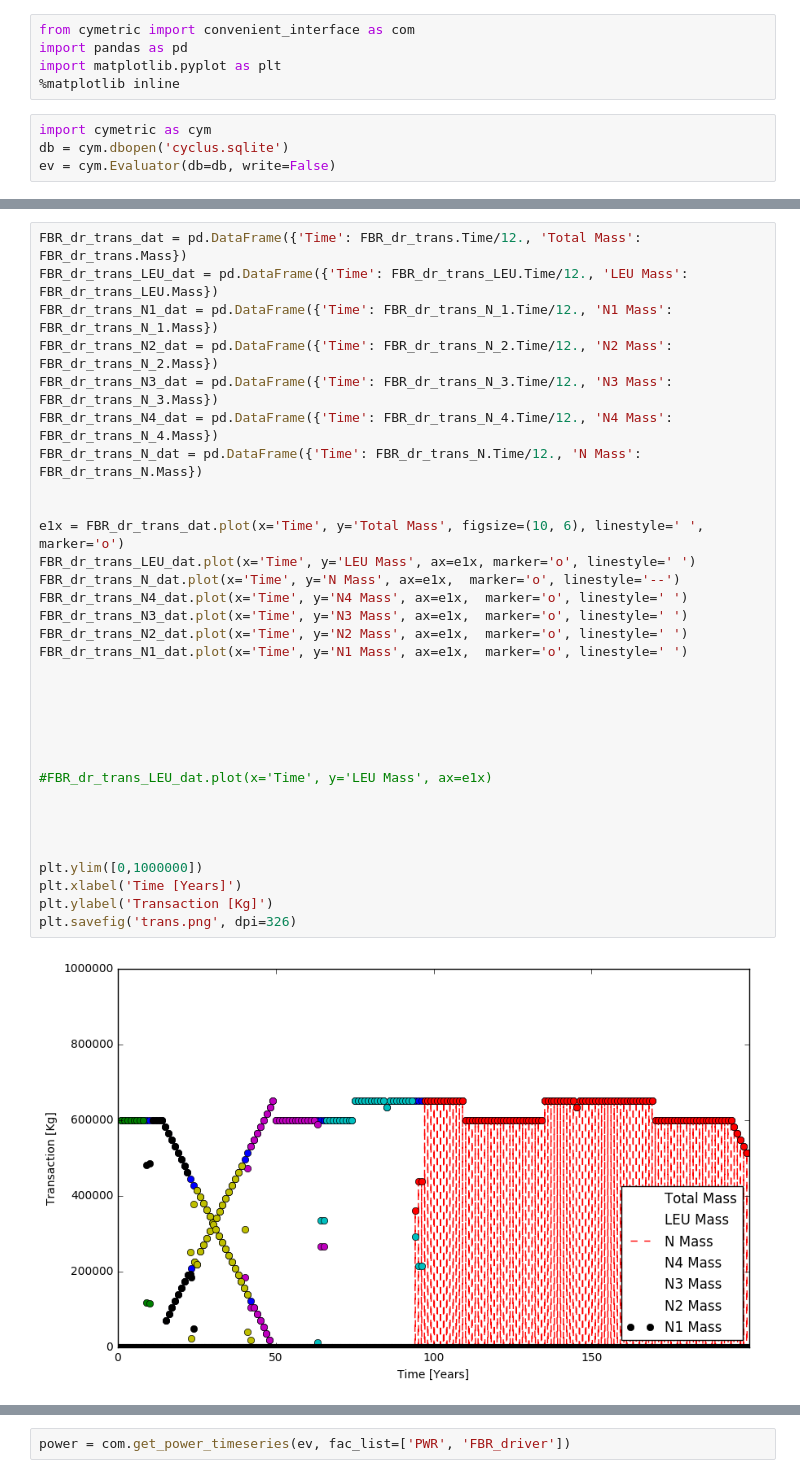
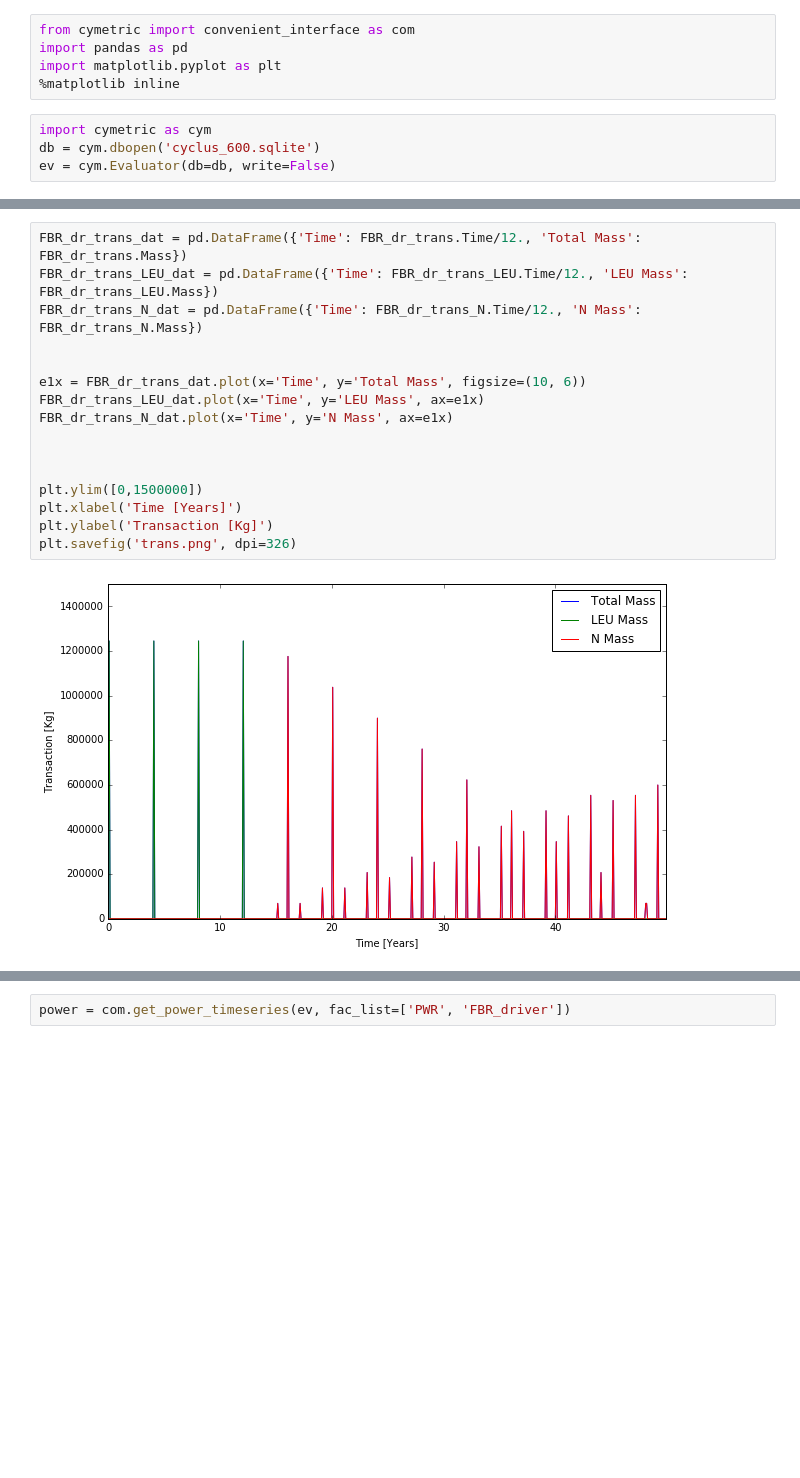
Before and after one commit to Baaaaam/EG30, a Jupyter notebook: EG30_analysis.ipynb, the cells around one changed output, grey strips where cells are left out. Saved outputs shown, nothing was run; the diff lists cells and outputs as text; blank space fills up the shorter version.

```diff
--- a/EG30_analysis.ipynb
+++ b/EG30_analysis.ipynb
@@ -5,7 +5,7 @@ import matplotlib.pyplot as plt
 %matplotlib inline
 # %%
 import cymetric as cym
-db = cym.dbopen('cyclus.sqlite')
+db = cym.dbopen('cyclus_600.sqlite')
 ev = cym.Evaluator(db=db, write=False)
 # %%
 FBR_dr_trans = com.get_transaction_timeseries(ev, rec_list=['FBR_driver'])
@@ -18,34 +14,18 @@ FBR_dr_trans_N = com.get_transaction_timeseries(ev, rec_list=['FBR_driver'], com
 # %%
 FBR_dr_trans_dat = pd.DataFrame({'Time': FBR_dr_trans.Time/12., 'Total Mass': FBR_dr_trans.Mass})
 FBR_dr_trans_LEU_dat = pd.DataFrame({'Time': FBR_dr_trans_LEU.Time/12., 'LEU Mass': FBR_dr_trans_LEU.Mass})
-FBR_dr_trans_N1_dat = pd.DataFrame({'Time': FBR_dr_trans_N_1.Time/12., 'N1 Mass': FBR_dr_trans_N_1.Mass})
-FBR_dr_trans_N2_dat = pd.DataFrame({'Time': FBR_dr_trans_N_2.Time/12., 'N2 Mass': FBR_dr_trans_N_2.Mass})
-FBR_dr_trans_N3_dat = pd.DataFrame({'Time': FBR_dr_trans_N_3.Time/12., 'N3 Mass': FBR_dr_trans_N_3.Mass})
-FBR_dr_trans_N4_dat = pd.DataFrame({'Time': FBR_dr_trans_N_4.Time/12., 'N4 Mass': FBR_dr_trans_N_4.Mass})
 FBR_dr_trans_N_dat = pd.DataFrame({'Time': FBR_dr_trans_N.Time/12., 'N Mass': FBR_dr_trans_N.Mass})
 
 
-e1x = FBR_dr_trans_dat.plot(x='Time', y='Total Mass', figsize=(10, 6), linestyle=' ', marker='o')
-FBR_dr_trans_LEU_dat.plot(x='Time', y='LEU Mass', ax=e1x, marker='o', linestyle=' ')
-FBR_dr_trans_N_dat.plot(x='Time', y='N Mass', ax=e1x,  marker='o', linestyle='--')
-FBR_dr_trans_N4_dat.plot(x='Time', y='N4 Mass', ax=e1x,  marker='o', linestyle=' ')
-FBR_dr_trans_N3_dat.plot(x='Time', y='N3 Mass', ax=e1x,  marker='o', linestyle=' ')
-FBR_dr_trans_N2_dat.plot(x='Time', y='N2 Mass', ax=e1x,  marker='o', linestyle=' ')
-FBR_dr_trans_N1_dat.plot(x='Time', y='N1 Mass', ax=e1x,  marker='o', linestyle=' ')
+e1x = FBR_dr_trans_dat.plot(x='Time', y='Total Mass', figsize=(10, 6))
+FBR_dr_trans_LEU_dat.plot(x='Time', y='LEU Mass', ax=e1x)
+FBR_dr_trans_N_dat.plot(x='Time', y='N Mass', ax=e1x)
 
 
 
-
-
-
-#FBR_dr_trans_LEU_dat.plot(x='Time', y='LEU Mass', ax=e1x)
-
-
-
-
-plt.ylim([0,1000000])
+plt.ylim([0,1500000])
 plt.xlabel('Time [Years]')
 plt.ylabel('Transaction [Kg]')
 plt.savefig('trans.png', dpi=326)
 # %% [output]
-[figure, old version]
+[figure, new version]
```
Also changed, not shown: parts of 10 cells of this notebook, 5 other files.
